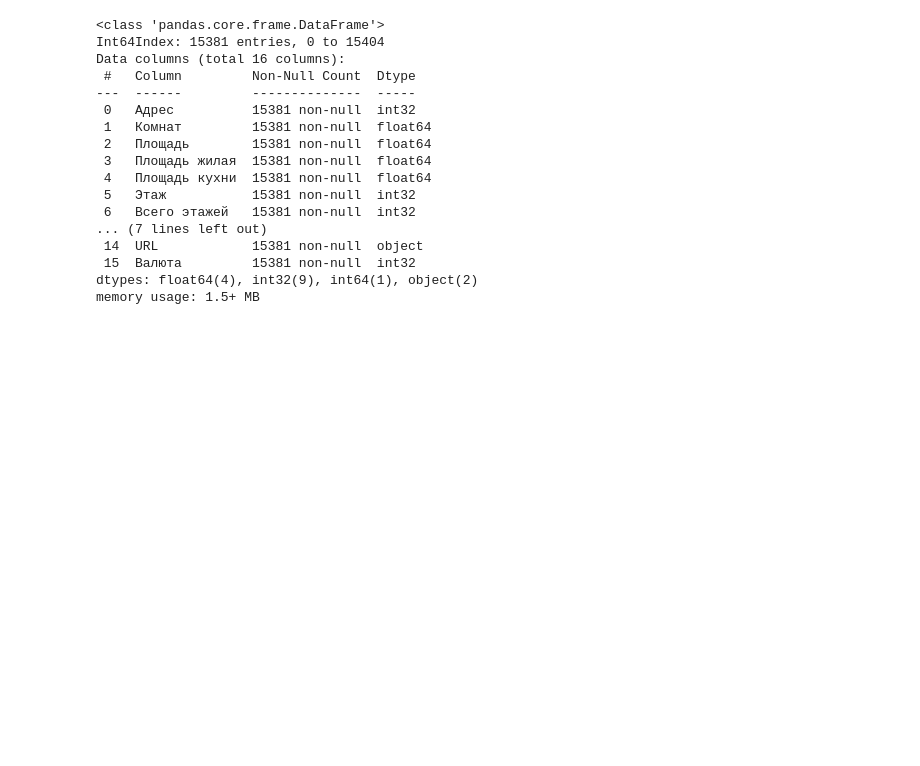
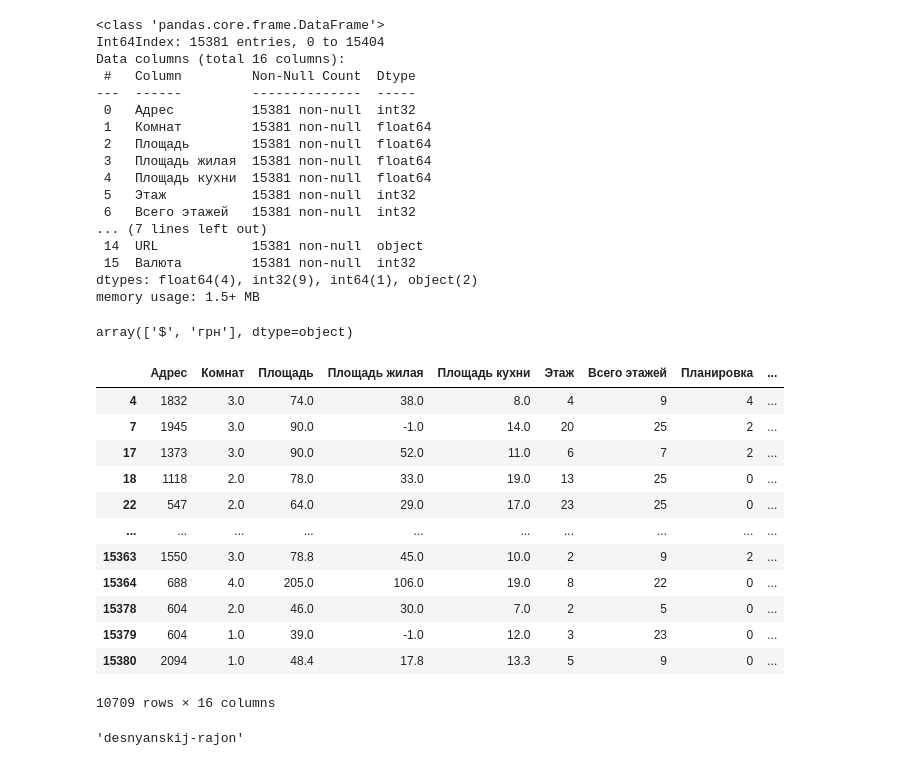
Before and after one commit to witcher346/Data-Science-Notebooks, a Jupyter notebook: Exploring_mesto_ua_dataset.ipynb, the cells around one changed output. Saved outputs shown, nothing was run; the diff lists cells and outputs as text; code cells hidden in the pictures; blank space fills up the shorter version.

```diff
--- a/Exploring_mesto_ua_dataset.ipynb
+++ b/Exploring_mesto_ua_dataset.ipynb
@@ -151,3 +151,5 @@ Data columns (total 16 columns):
  15  Валюта         15381 non-null  int32
 dtypes: float64(4), int32(9), int64(1), object(2)
 memory usage: 1.5+ MB
+# %%
+df = df.reset_index().drop('index', axis=1)
@@ -153,0 +165,34 @@ memory usage: 1.5+ MB
+# %%
+label_encoders['currency'].classes_
+# %% [output]
+array(['$', 'грн'], dtype=object)
+# %%
+df[df['Тип стен']==0]
+# %% [output]
+|  | Адрес | Комнат | Площадь | Площадь жилая | Площадь кухни | Этаж | Всего этажей | Планировка | ... |
+| 4 | 1832 | 3.0 | 74.0 | 38.0 | 8.0 | 4 | 9 | 4 | ... |
+| 7 | 1945 | 3.0 | 90.0 | -1.0 | 14.0 | 20 | 25 | 2 | ... |
+| 17 | 1373 | 3.0 | 90.0 | 52.0 | 11.0 | 6 | 7 | 2 | ... |
+| 18 | 1118 | 2.0 | 78.0 | 33.0 | 19.0 | 13 | 25 | 0 | ... |
+| 22 | 547 | 2.0 | 64.0 | 29.0 | 17.0 | 23 | 25 | 0 | ... |
+| ... | ... | ... | ... | ... | ... | ... | ... | ... | ... |
+| 15363 | 1550 | 3.0 | 78.8 | 45.0 | 10.0 | 2 | 9 | 2 | ... |
+| 15364 | 688 | 4.0 | 205.0 | 106.0 | 19.0 | 8 | 22 | 0 | ... |
+| 15378 | 604 | 2.0 | 46.0 | 30.0 | 7.0 | 2 | 5 | 0 | ... |
+| 15379 | 604 | 1.0 | 39.0 | -1.0 | 12.0 | 3 | 23 | 0 | ... |
+| 15380 | 2094 | 1.0 | 48.4 | 17.8 | 13.3 | 5 | 9 | 0 | ... |
+10709 rows × 16 columns
+# %%
+def extract_district(x):
+    import re
+    x = x[7:]
+    values = [el for el in x.split('/')]
+    for el in values:
+        if re.match('\w+\-rajon', el):
+            return re.findall('\w+\-rajon', el)[0]
+    return '-1'
+
+extract_district('https://kiev.mesto.ua/sale/desnyanskij-rajon/mikrorajon-miloslavichi/ulitsa-nikolaya-zakrevskogo/15154679.html?tar')
+# (lambda x: x[7:].split('/')[3])
+# %% [output]
+'desnyanskij-rajon'
```
Also changed, not shown: parts of 28 cells of this notebook.
